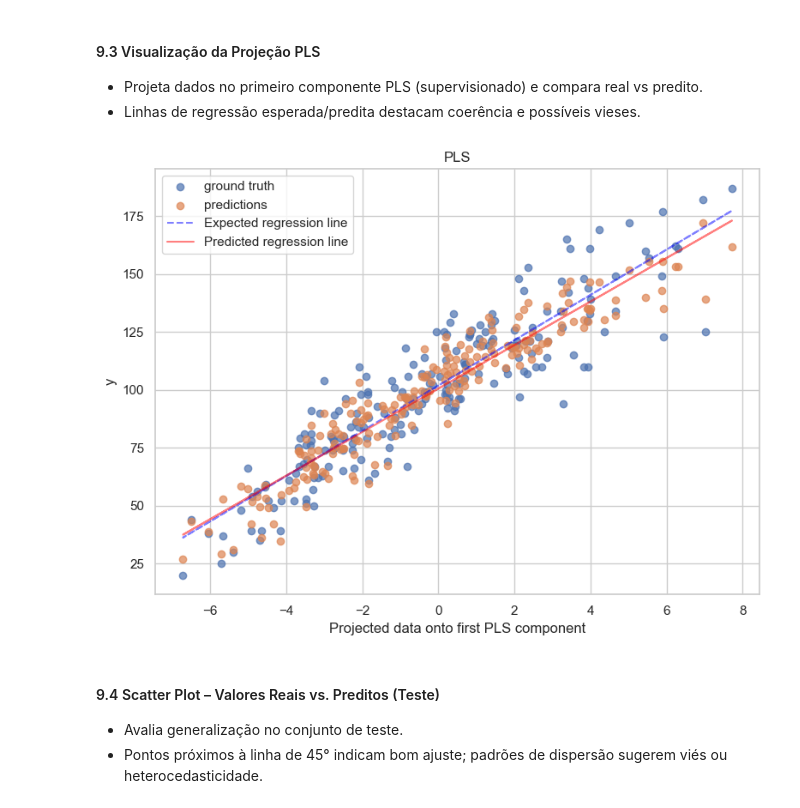
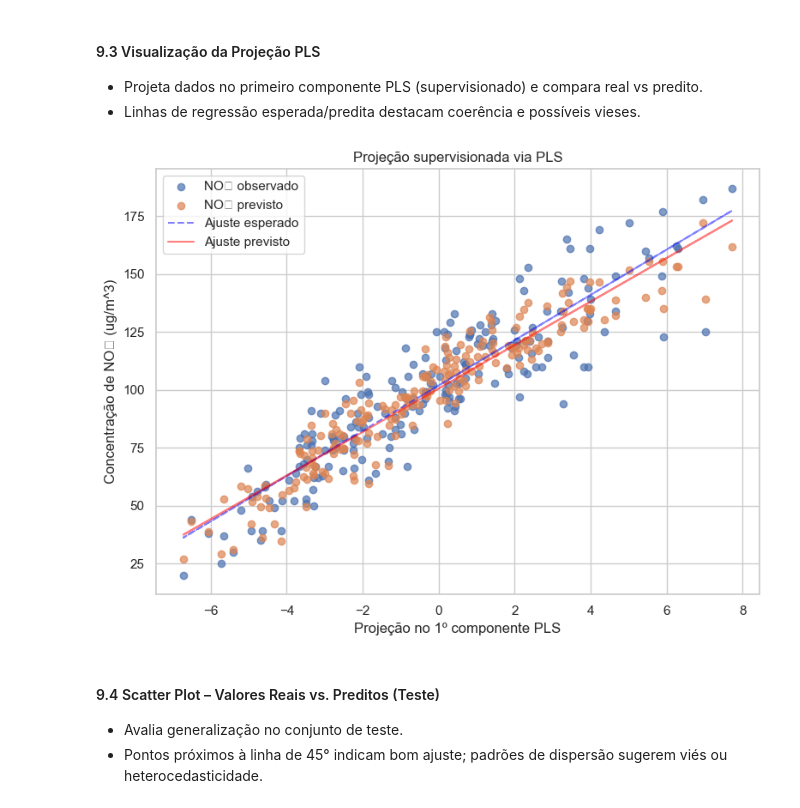
Before and after one commit to diego-nac/ica-homeworks, a Jupyter notebook: homework2/code.ipynb, the cells around one changed output. Saved outputs shown, nothing was run; the diff lists cells and outputs as text; code cells hidden in the pictures.

```diff
--- a/homework2/code.ipynb
+++ b/homework2/code.ipynb
@@ -777,30 +785,30 @@ pls_results_df
 # %%
 # Usar o PLS já treinado com melhor número de componentes
 pls_vis = pls_best
 
 proj = pls_vis.transform(X_test_norm)[:, 0]
 y_pred = pls_vis.predict(X_test_norm).ravel()
 
 # Linha de regressão para ground truth
 slope_gt, intercept_gt = np.polyfit(proj, y_test, 1)
 line_gt = slope_gt * proj + intercept_gt
 
 # Linha de regressão para predictions
 slope_pred, intercept_pred = np.polyfit(proj, y_pred, 1)
 line_pred = slope_pred * proj + intercept_pred
 
 fig, ax = plt.subplots(1, 1, figsize=(8, 6))
-ax.scatter(proj, y_test, alpha=0.7, label="ground truth")
-ax.scatter(proj, y_pred, alpha=0.7, label="predictions")
-ax.plot(proj, line_gt, color='blue', alpha=0.5, linestyle='--', label='Expected regression line')
-ax.plot(proj, line_pred, color='red', alpha=0.5, linestyle='-', label='Predicted regression line')
-ax.set(xlabel="Projected data onto first PLS component", ylabel="y", title="PLS")
+ax.scatter(proj, y_test, alpha=0.7, label="NO₂ observado")
+ax.scatter(proj, y_pred, alpha=0.7, label="NO₂ previsto")
+ax.plot(proj, line_gt, color='blue', alpha=0.5, linestyle='--', label='Ajuste esperado')
+ax.plot(proj, line_pred, color='red', alpha=0.5, linestyle='-', label='Ajuste previsto')
+ax.set(xlabel="Projeção no 1º componente PLS", ylabel="Concentração de NO₂ (ug/m^3)", title="Projeção supervisionada via PLS")
 ax.legend()
 plt.tight_layout()
 savefig("pls_projection")
 plt.show()
 # %% [output]
-[figure, old version]
+[figure, new version]
 # %% [markdown]
 #### 9.4 Scatter Plot – Valores Reais vs. Preditos (Teste)
 - Avalia generalização no conjunto de teste.
```
Also changed, not shown: parts of 14 cells of this notebook, 25 other files.
